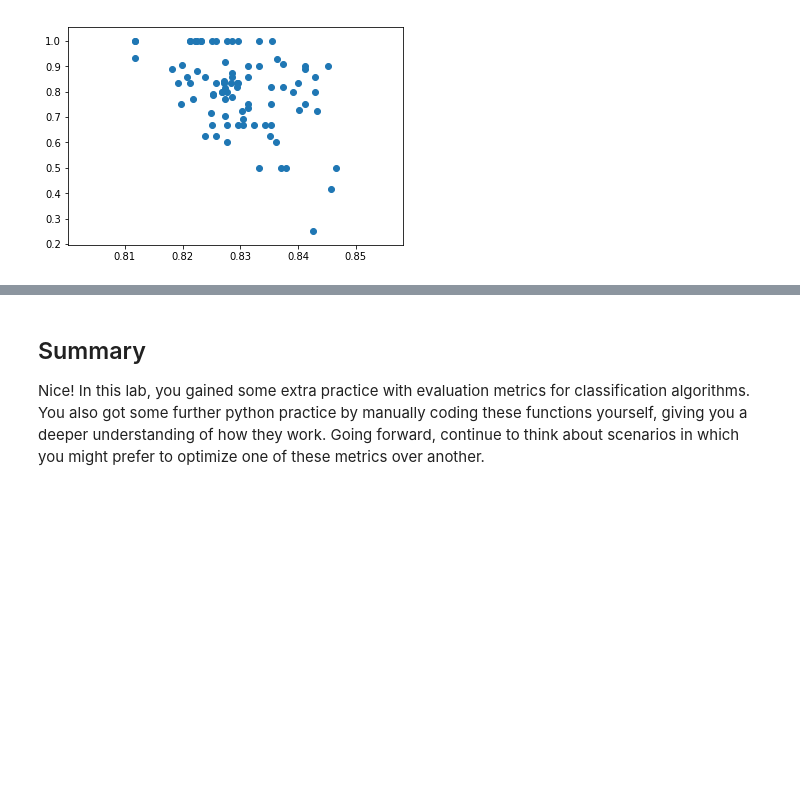
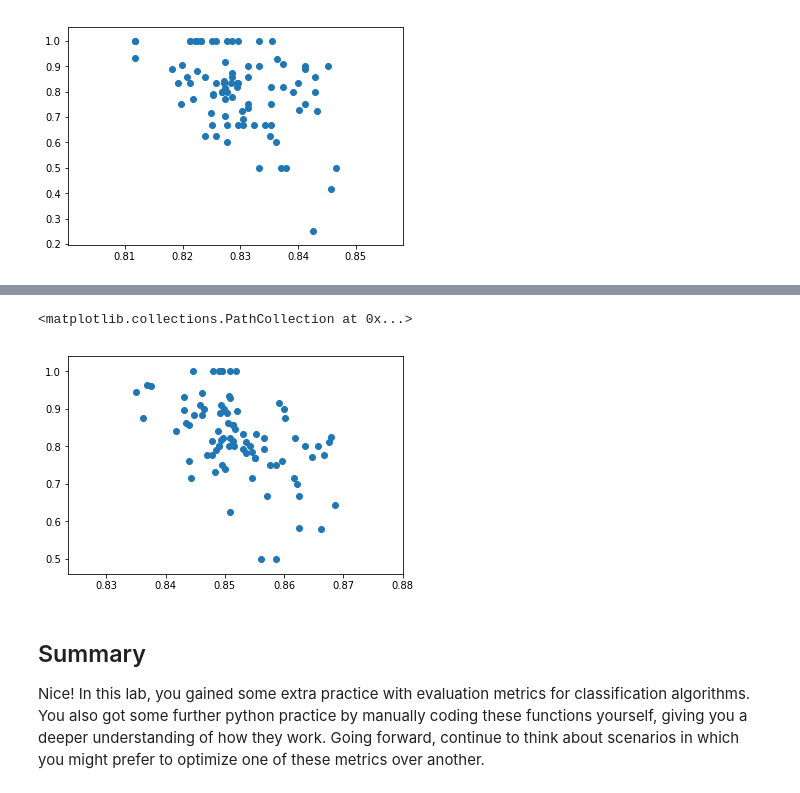
Before and after one commit to ortsed/dsc-evaluating-logistic-regression-models-lab-dc-ds-career-042219, a Jupyter notebook: index.ipynb, the cells around one changed output, grey strips where cells are left out. Saved outputs shown, nothing was run; the diff lists cells and outputs as text; code cells hidden in the pictures; blank space fills up the shorter version.

```diff
--- a/index.ipynb
+++ b/index.ipynb
@@ -174,5 +177,9 @@ plt.scatter(training_Recall, testing_Precision)
 # %%
 # code for test and train accuracy
+plt.scatter(training_Accuracy, testing_Accuracy)
+# %% [output]
+<matplotlib.collections.PathCollection at 0x...>
+[figure, added]
 # %%
 # code for test and train F1-score
 # %% [markdown]
```
Also changed, not shown: parts of 1 cell of this notebook.
